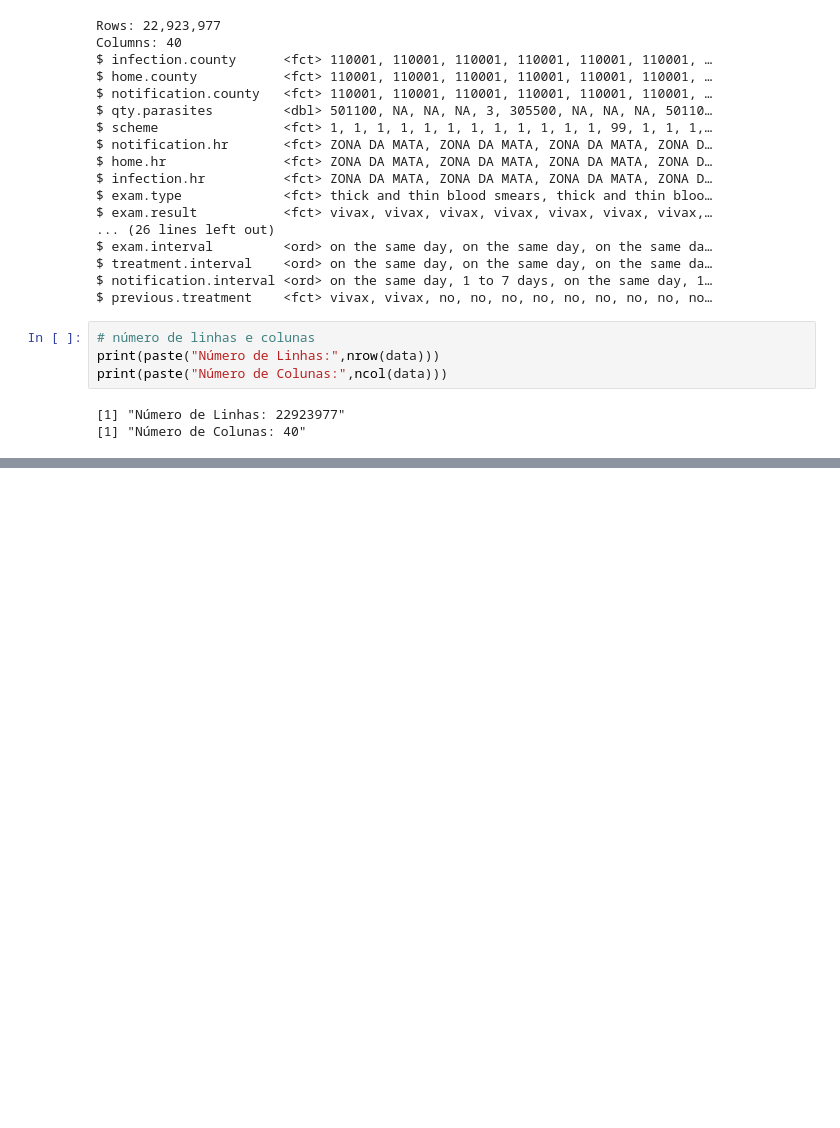
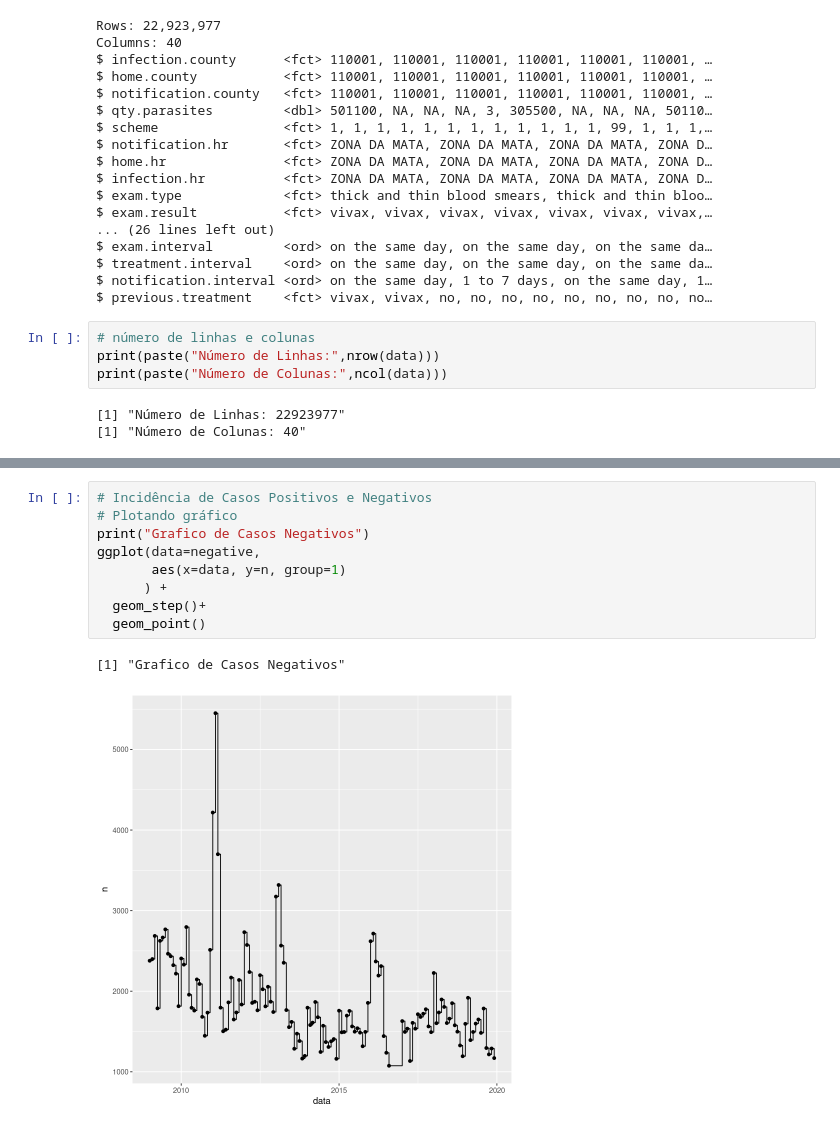
Before and after one commit to frankfaisca/cefet-min-dados, a Jupyter notebook: Exploration_Malaria.ipynb, the cells around one changed output, grey strips where cells are left out. Cells and saved outputs as stored; diff of their text form; blank space fills up the shorter version.

```diff
--- a/Exploration_Malaria.ipynb
+++ b/Exploration_Malaria.ipynb
@@ -224,0 +254,12 @@ plot(grf)
+# %%
+# Incidência de Casos Positivos e Negativos
+# Plotando gráfico
+print("Grafico de Casos Negativos")
+ggplot(data=negative,
+       aes(x=data, y=n, group=1)
+      ) +
+  geom_step()+
+  geom_point()
+# %% [output]
+[1] "Grafico de Casos Negativos"
+[figure, added]
```
Also changed, not shown: parts of 16 cells of this notebook, 1 other file.
